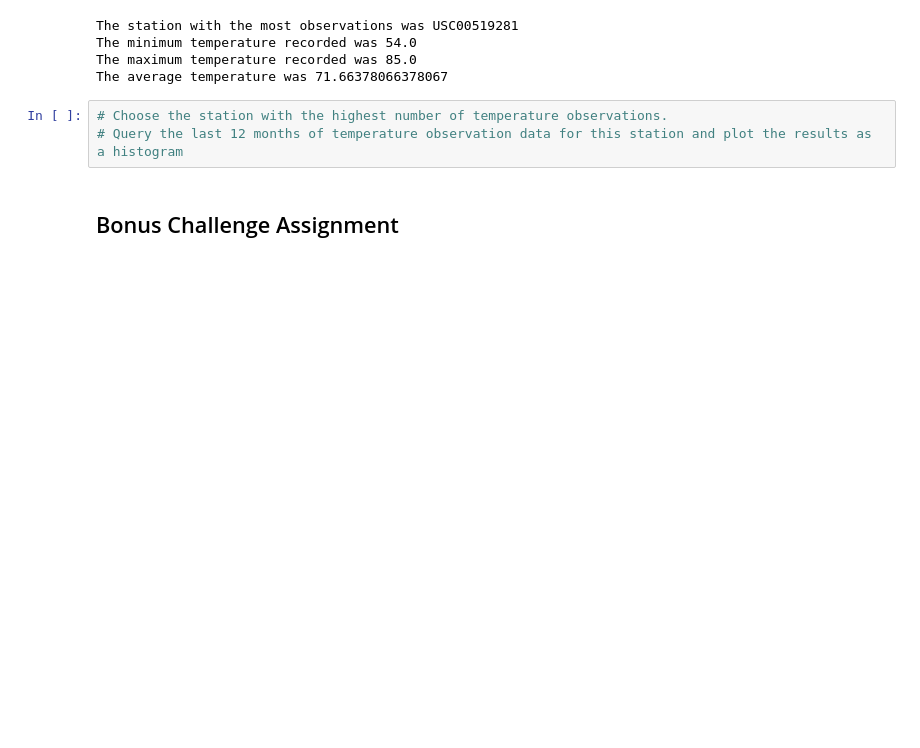
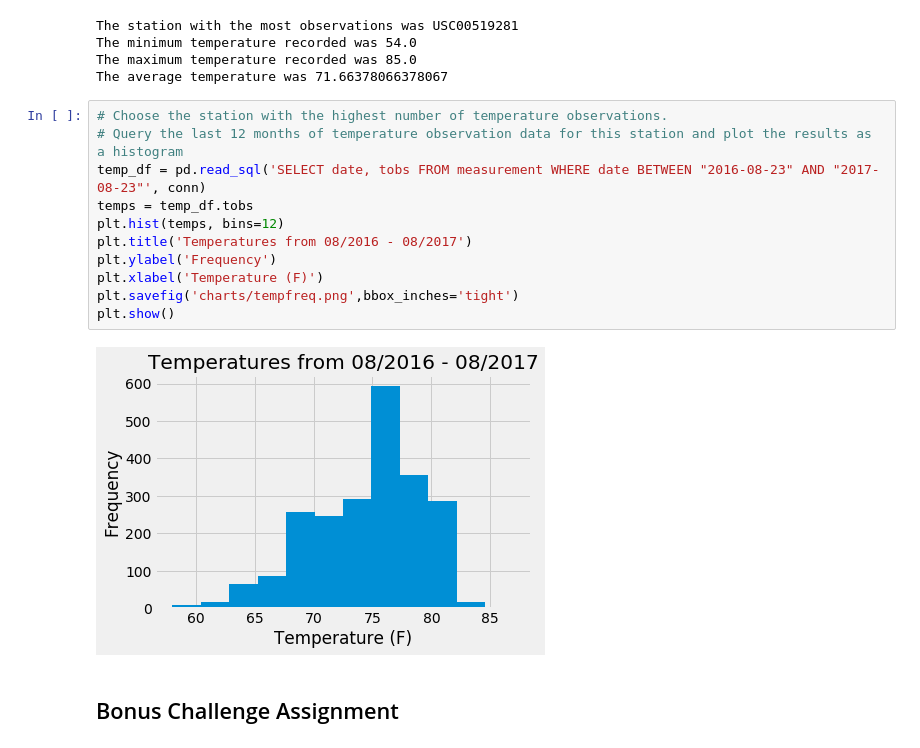
Before and after one commit to coconutpep/Hawaii-Weather-Visualization, a Jupyter notebook: climate.ipynb, the cells around one changed output. Drawn from its saved outputs; the diff is of its cells as text; blank space fills up the shorter version.

Commit message:
histogram of temps over last 12 mo

```diff
--- a/climate.ipynb
+++ b/climate.ipynb
@@ -129,6 +129,16 @@ The average temperature was 71.66378066378067
 # %%
 # Choose the station with the highest number of temperature observations.
 # Query the last 12 months of temperature observation data for this station and plot the results as a histogram
+temp_df = pd.read_sql('SELECT date, tobs FROM measurement WHERE date BETWEEN "2016-08-23" AND "2017-08-23"', conn)
+temps = temp_df.tobs
+plt.hist(temps, bins=12)
+plt.title('Temperatures from 08/2016 - 08/2017')
+plt.ylabel('Frequency')
+plt.xlabel('Temperature (F)')
+plt.savefig('charts/tempfreq.png',bbox_inches='tight')
+plt.show()
+# %% [output]
+[figure, added]
 # %% [markdown]
 ## Bonus Challenge Assignment
 # %%
```
Also changed, not shown: 1 other file.
